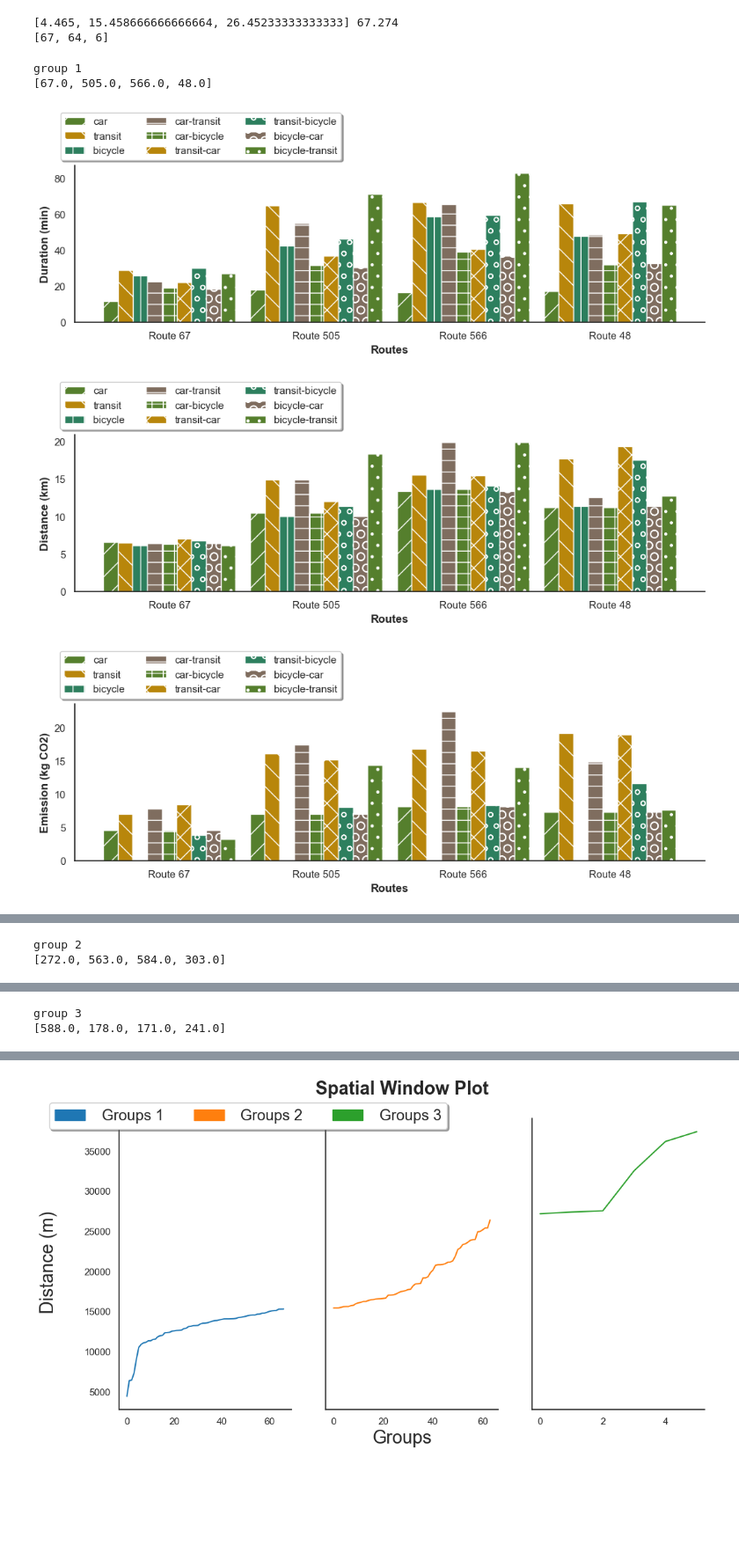
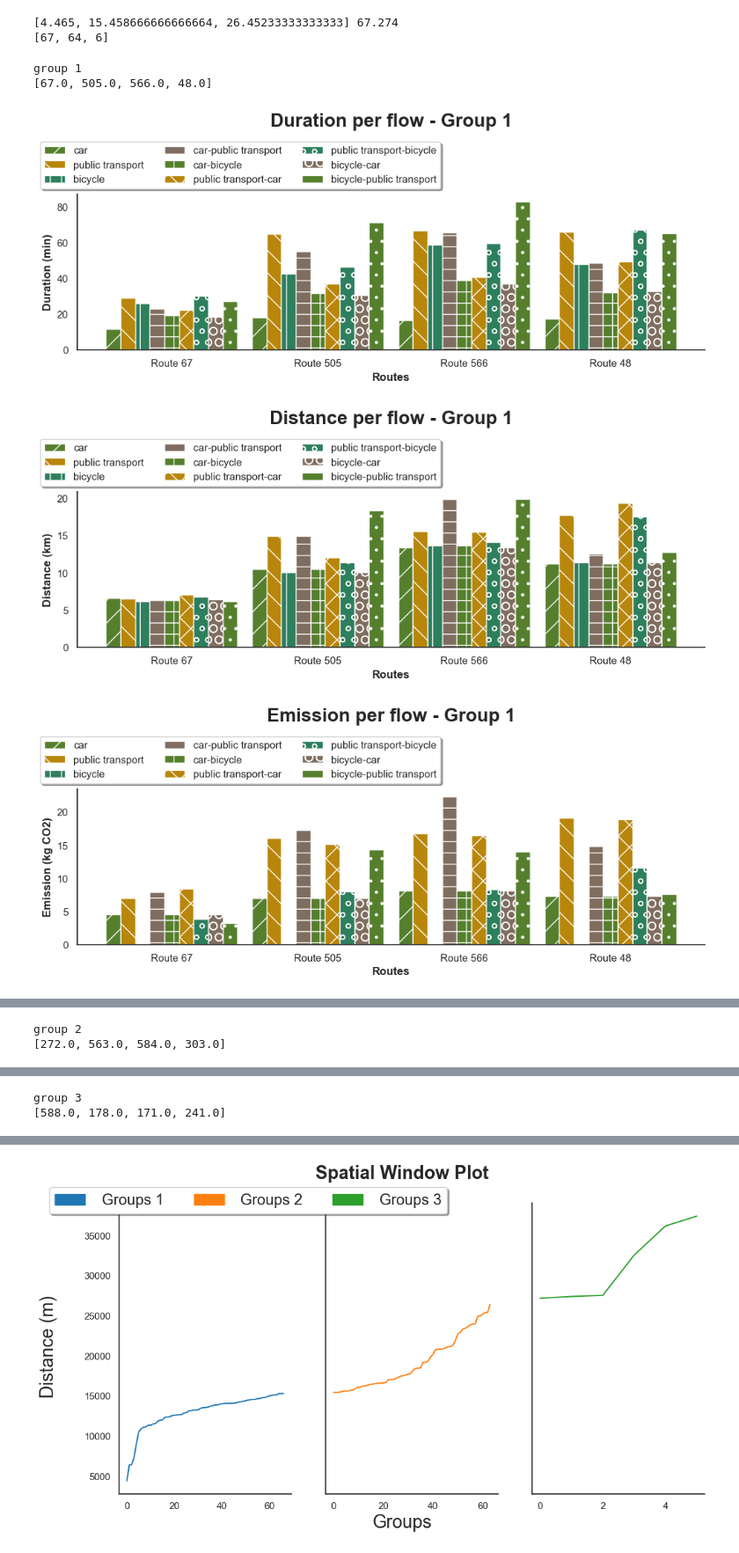
Before and after one commit to CamiloHMS/london_routing, a Jupyter notebook: responses_plot.ipynb, the cells around one changed output, grey strips where cells are left out. Shown at 88% size. Saved outputs shown, nothing was run; the diff lists cells and outputs as text; code cells hidden in the pictures; blank space fills up the shorter version.

Commit message:
feat: transit to public transport

```diff
--- a/responses_plot.ipynb
+++ b/responses_plot.ipynb
@@ -15,10 +15,12 @@ def getBars(df,labels,value):
         bars.append(df.groupby("modal").get_group(i)[value].tolist())
     return bars
 
-def plotBars(bars, ylabel, labels, fluxos, fname=None):
+def plotBars(bars, ylabel, labels, fluxos, title, fname=None):
     # set width of bar
     barWidth = 0.2
     sns.set(style="white")
+
+    plt.title(title,fontsize =20,fontweight='bold',y=1.40)
 
     patterns = [ "/" , "\\" , "|" , "-" , "+" , "x", "o", "O", ".", "*" ]
     colors = ["#557f2d","#B8860B","#2d7f5e","#7f6d5f","#557f2d","#B8860B","#2d7f5e","#7f6d5f","#557f2d"]
@@ -35,7 +37,7 @@ def plotBars(bars, ylabel, labels, fluxos, fname=None):
     plt.xticks([2*r + 4*barWidth for r in range(len(bars[0]))], fluxos)
 
     # Create legend & Show graphic
-    plt.legend(loc="upper center",bbox_to_anchor=(0.20,1.37),fancybox=True,shadow=True,ncol=3)
+    plt.legend(loc="upper center",bbox_to_anchor=(0.26,1.37),fancybox=True,shadow=True,ncol=3)
 
     sns.despine()
     plt.rcParams["figure.figsize"] = (12,3)
@@ -50,8 +52,9 @@ def plotBoxPlots(df,label,title,x,y,fname=None):
     flierprops = {"marker":"d",
                 'markeredgecolor': 'none',
                 'markerfacecolor': 'grey'}
-    plt.title(title)
-    sns.boxplot(data=df,x=x,y=y,hue="modal",flierprops=flierprops)
+    plt.title(title,fontweight='bold')
+    a = sns.boxplot(data=df,x=x,y=y,hue="modal",flierprops=flierprops,dodge=False)
+    a.legend_.remove()
     plt.xlabel(label)
     plt.ylabel("Modal")
     if fname != None: plt.savefig('results/plots/'+fname+".pdf",bbox_inches="tight")
@@ -97,9 +100,6 @@ def determine_outliers(data: list):
 rmLabels = ['Unnamed: 0','setID','modal']
 ylabels = dataf.columns
 ylabels = [ele for ele in ylabels if ele not in rmLabels]
-
-labels = dataf['modal'].unique().tolist()
-if "error" in labels: labels.remove("error")
 
 removeID = dataf.loc[dataf['modal'] == 'error']['setID'].to_list() # remove setID with error
 dataf_new = dataf.drop(dataf[dataf['setID'].isin(removeID)].index)
@@ -116,6 +116,16 @@ dataf_new['price_norm'] = (dataf_new['price'] - dataf_new['price'].min() / (data
 
 dataf_new.rename(columns={"Unnamed: 0": "index"},inplace=True)
 
+dataf_new['modal'] = dataf_new['modal'].replace(['transit'], 'public transport')
+dataf_new['modal'] = dataf_new['modal'].replace(['car-transit'], 'car-public transport')
+dataf_new['modal'] = dataf_new['modal'].replace(['bicycle-transit'], 'bicycle-public transport')
+
+dataf_new['modal'] = dataf_new['modal'].replace(['transit-car'], 'public transport-car')
+dataf_new['modal'] = dataf_new['modal'].replace(['transit-bicycle'], 'public transport-bicycle')
+
+labels = dataf_new['modal'].unique().tolist()
+if "error" in labels: labels.remove("error")
+
 dataf_new.to_csv("results/filtered_responses.csv",index=False)
 # %%
 ## distance extreme outliers
@@ -156,23 +166,24 @@ print([i.shape[0] for i in windows])
 # %%
 ## barplot
 rd.seed(10)
 
 translator = {"distance": "Distance (km)","duration": "Duration (min)","price": "Price (R$)", "emission": "Emission (kg CO2)"}
 
 for j in range(len(distance_wind)):
     print("group",j+1)
     sampl = rd.sample(sorted(windows[j].index),4)
     print(sampl)
 
     group = dataf_new.loc[dataf_new['setID'].isin(sampl)]
     routes = list(map(lambda x: f"Route {int(x)}",sampl))
     for i in ylabels:
-        title = f"{i} per flow - Group {j+1}"
+        upper = i[0].upper() + i[1:]
+        title = f"{upper} per flow - Group {j+1}"
         bars = getBars(group,labels,i)
-        plotBars(bars,translator[i],labels,routes,fname=title)
+        plotBars(bars,translator[i],labels,routes,title,fname=title)
 # %% [output]
 group 1
 [67.0, 505.0, 566.0, 48.0]
-[figure, old version]
+[figure, new version]
-[figure, old version]
+[figure, new version]
-[figure, old version]
+[figure, new version]
```
Also changed, not shown: parts of 2 cells of this notebook, 25 other files.
